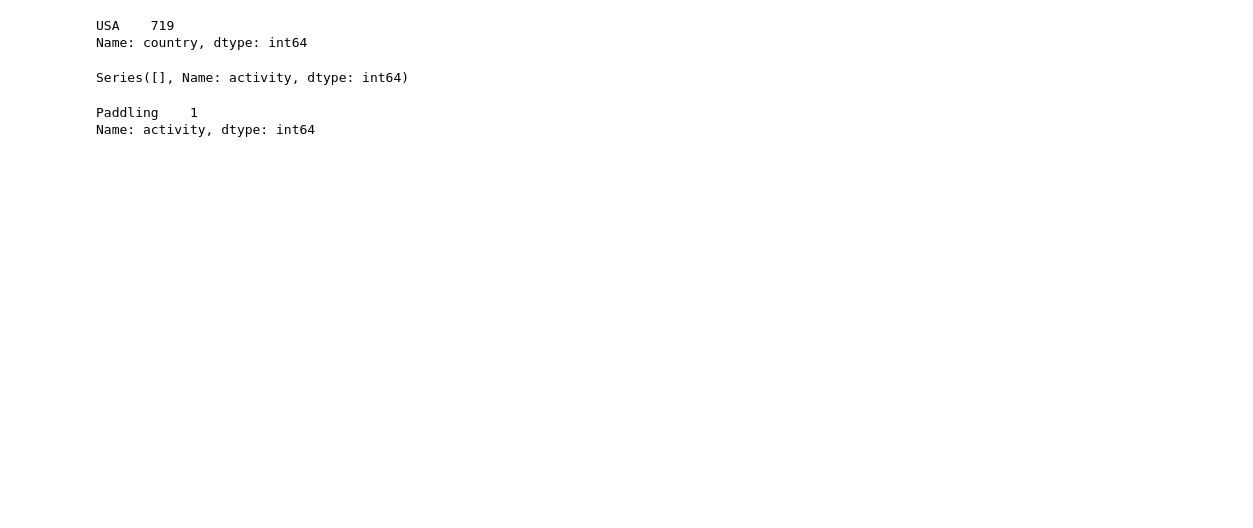
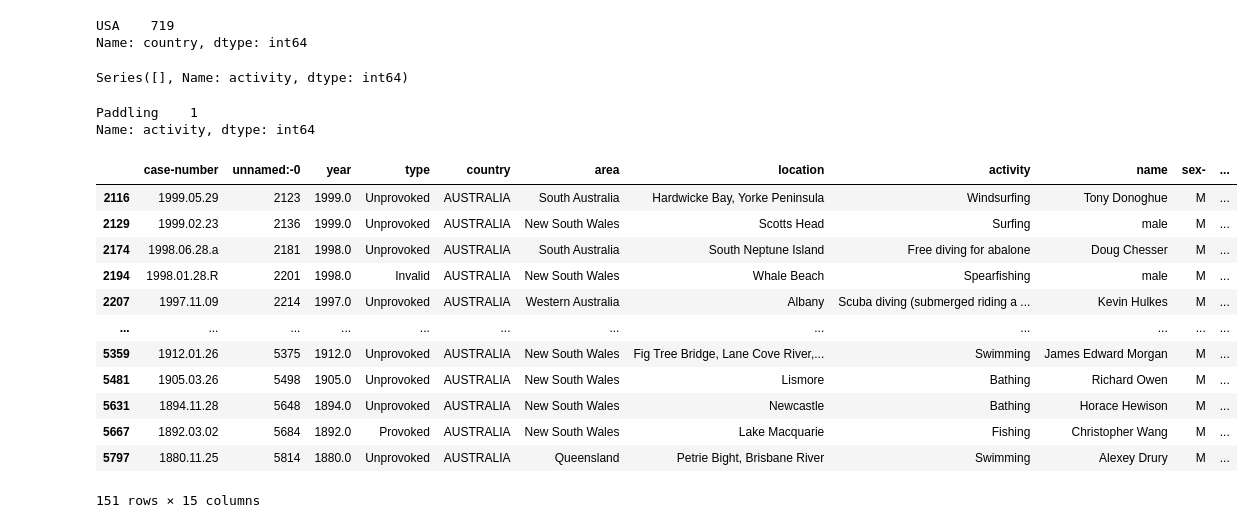
Before and after one commit to Adalab/DA-PROMO-B-MODULO1-SPRINT2-NATALIA-PAULA, a Jupyter notebook: Pandas 4.ipynb, the cells around one changed output. Saved outputs shown, nothing was run; the diff lists cells and outputs as text; code cells hidden in the pictures; blank space fills up the shorter version.

```diff
--- a/Pandas 4.ipynb
+++ b/Pandas 4.ipynb
@@ -157,0 +161,16 @@ Name: activity, dtype: int64
+# %%
+australia[australia['year']< 2000]
+# %% [output]
+|  | case-number | unnamed:-0 | year | type | country | area | location | activity | name | sex- | ... |
+| 2116 | 1999.05.29 | 2123 | 1999.0 | Unprovoked | AUSTRALIA | South Australia | Hardwicke Bay, Yorke Peninsula | Windsurfing | Tony Donoghue | M | ... |
+| 2129 | 1999.02.23 | 2136 | 1999.0 | Unprovoked | AUSTRALIA | New South Wales | Scotts Head | Surfing | male | M | ... |
+| 2174 | 1998.06.28.a | 2181 | 1998.0 | Unprovoked | AUSTRALIA | South Australia | South Neptune Island | Free diving for abalone | Doug Chesser | M | ... |
+| 2194 | 1998.01.28.R | 2201 | 1998.0 | Invalid | AUSTRALIA | New South Wales | Whale Beach | Spearfishing | male | M | ... |
+| 2207 | 1997.11.09 | 2214 | 1997.0 | Unprovoked | AUSTRALIA | Western Australia | Albany | Scuba diving (submerged riding a ... | Kevin Hulkes | M | ... |
+| ... | ... | ... | ... | ... | ... | ... | ... | ... | ... | ... | ... |
+| 5359 | 1912.01.26 | 5375 | 1912.0 | Unprovoked | AUSTRALIA | New South Wales | Fig Tree Bridge, Lane Cove River,... | Swimming | James Edward Morgan | M | ... |
+| 5481 | 1905.03.26 | 5498 | 1905.0 | Unprovoked | AUSTRALIA | New South Wales | Lismore | Bathing | Richard Owen | M | ... |
+| 5631 | 1894.11.28 | 5648 | 1894.0 | Unprovoked | AUSTRALIA | New South Wales | Newcastle | Bathing | Horace Hewison | M | ... |
+| 5667 | 1892.03.02 | 5684 | 1892.0 | Provoked | AUSTRALIA | New South Wales | Lake Macquarie | Fishing | Christopher Wang | M | ... |
+| 5797 | 1880.11.25 | 5814 | 1880.0 | Unprovoked | AUSTRALIA | Queensland | Petrie Bight, Brisbane River | Swimming | Alexey Drury | M | ... |
+151 rows × 15 columns
```
Also changed, not shown: parts of 15 cells of this notebook.
